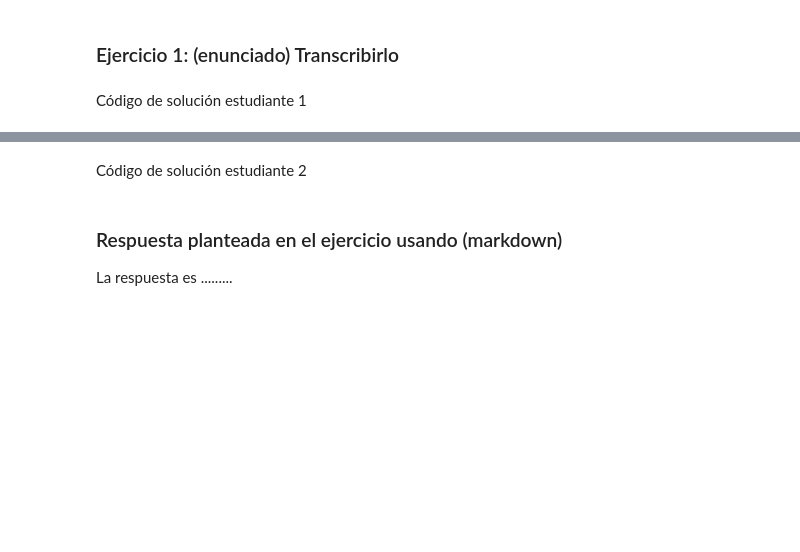
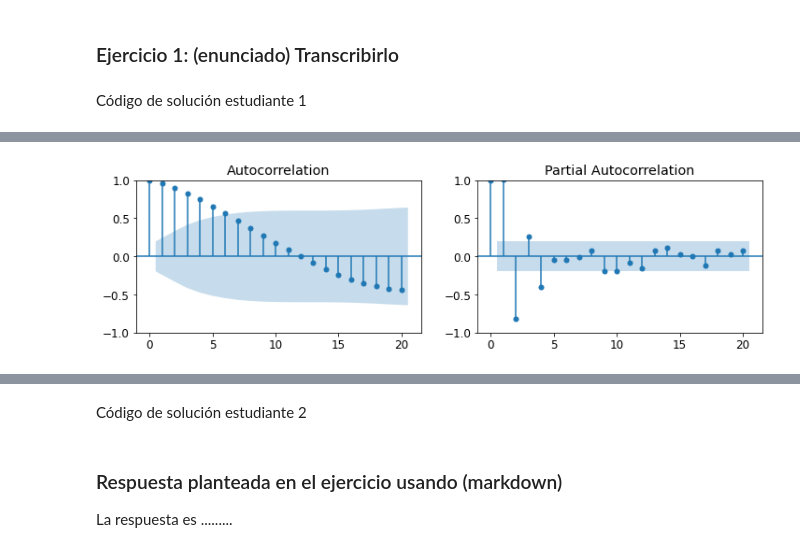
Before and after one commit to ElChicoYetix/Tarea2_Rodriguez_Murguia, a Jupyter notebook: Tarea_2.ipynb, the cells around one changed output, grey strips where cells are left out. Saved outputs shown, nothing was run; the diff lists cells and outputs as text; code cells hidden in the pictures; blank space fills up the shorter version.

```diff
--- a/Tarea_2.ipynb
+++ b/Tarea_2.ipynb
@@ -49,0 +71,16 @@ Código de solución estudiante 1
+# %%
+# Escoger parámetros de ARIMA
+
+# 1. Graficar ACF y PACF
+f = plt.figure(figsize=(12,3))
+
+ax1 = f.add_subplot(121)
+
+plot_acf(data, ax=ax1)
+
+ax2 = f.add_subplot(122)
+plot_pacf(data, ax=ax2, method='ols')
+
+plt.show()
+# %% [output]
+[figure, added]
```
Also changed, not shown: parts of 45 cells of this notebook.
